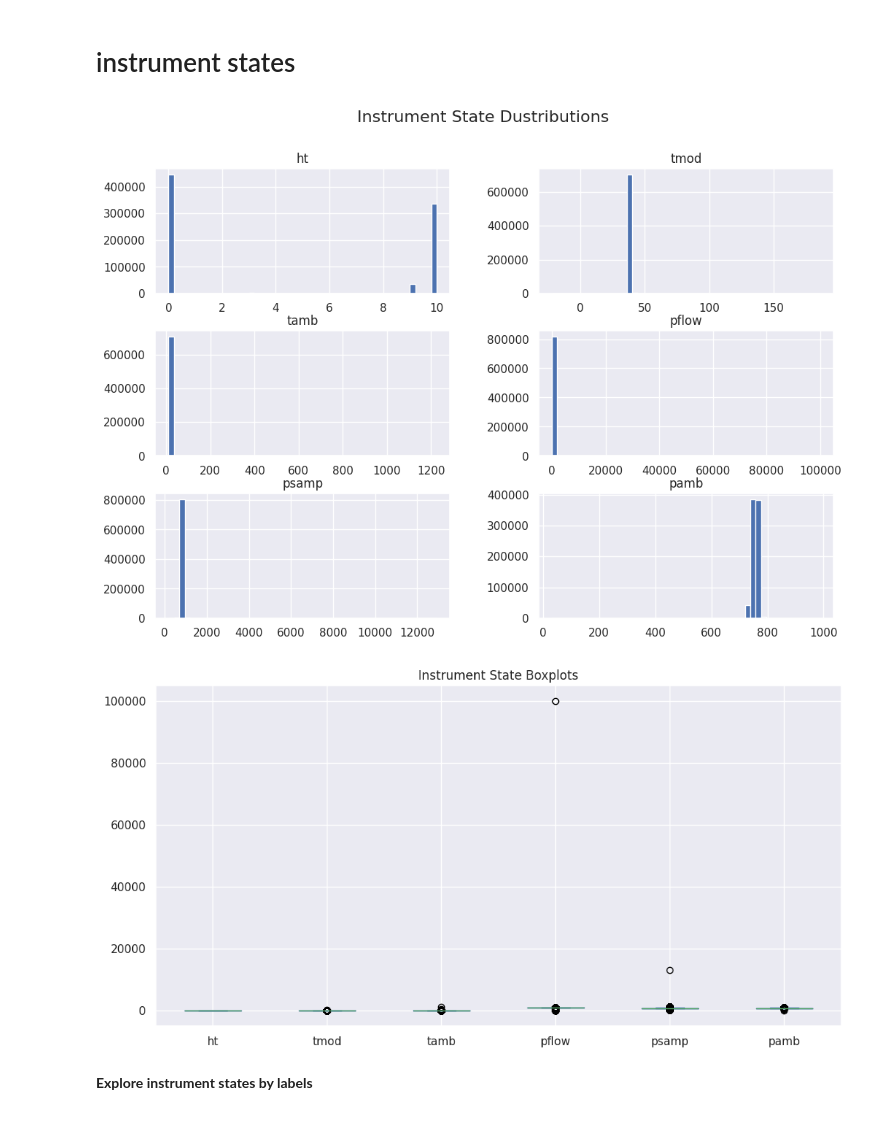
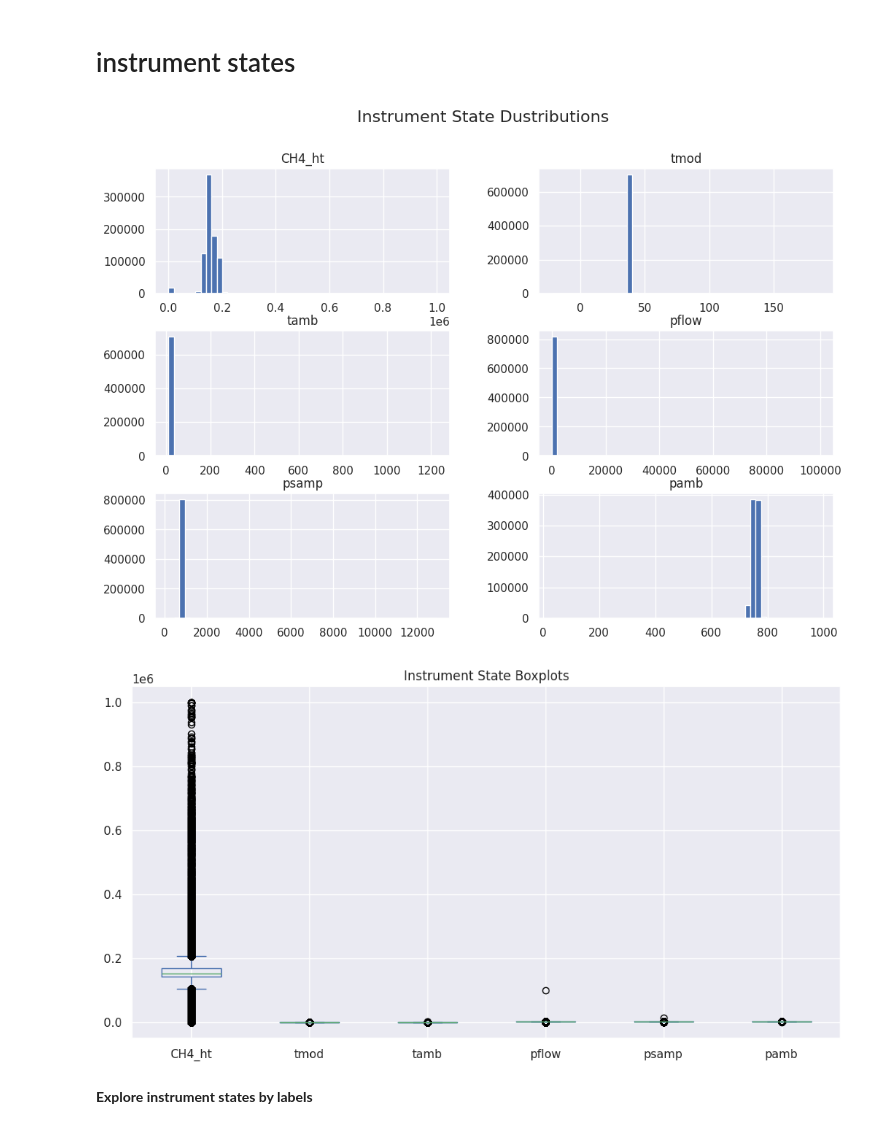
Before and after one commit to mcodcatyu/research_project, a Jupyter notebook: notebooks/data_basic_analysis_v4.ipynb, the cells around one changed output. Drawn from its saved outputs; the diff is of its cells as text; code cells hidden in the pictures.

```diff
--- a/notebooks/data_basic_analysis_v4.ipynb
+++ b/notebooks/data_basic_analysis_v4.ipynb
@@ -309,7 +301,7 @@ define which features sould quite( too much nan)
 # %% [markdown]
 **Remove the Nan values (that almost all Nan)**
 # %%
-cols_to_drop=['temp','CH4_flag_p','ploop','CH4_flag' ]
+cols_to_drop=['lab_temp','CH4_flag_p','ploop','CH4_flag' ]
 df_mhd_ch4_v3 = df_mhd_ch4_v2.drop(columns=cols_to_drop)
 # %% [markdown]
 df_mhd_ch4_v3
@@ -470,19 +462,19 @@ Port 1, 3, 5 are the most used ones
 # %%
 import matplotlib.pyplot as plt
 #'temp', 'ploop' nan too many removed
-cols = ['ht', 'tmod',  'tamb',  'pflow' , 'psamp', 'pamb']
+cols = ['CH4_ht', 'tmod',  'tamb',  'pflow' , 'psamp', 'pamb']
 
 df_mhd_ch4_v3[cols].hist(figsize=(12,8), bins=50)
 plt.suptitle("Instrument State Dustributions", fontsize=16)
 plt.show()
 # %% [output]
-[figure, old version]
+[figure, new version]
 # %%
 df_mhd_ch4_v3[cols].plot(kind='box', figsize=(12,6))
 plt.title("Instrument State Boxplots")
 plt.show()
 # %% [output]
-[figure, old version]
+[figure, new version]
 # %% [markdown]
 **Explore instrument states by labels**
 # %% [markdown]
```
Also changed, not shown: parts of 75 cells of this notebook, 5 other files.
